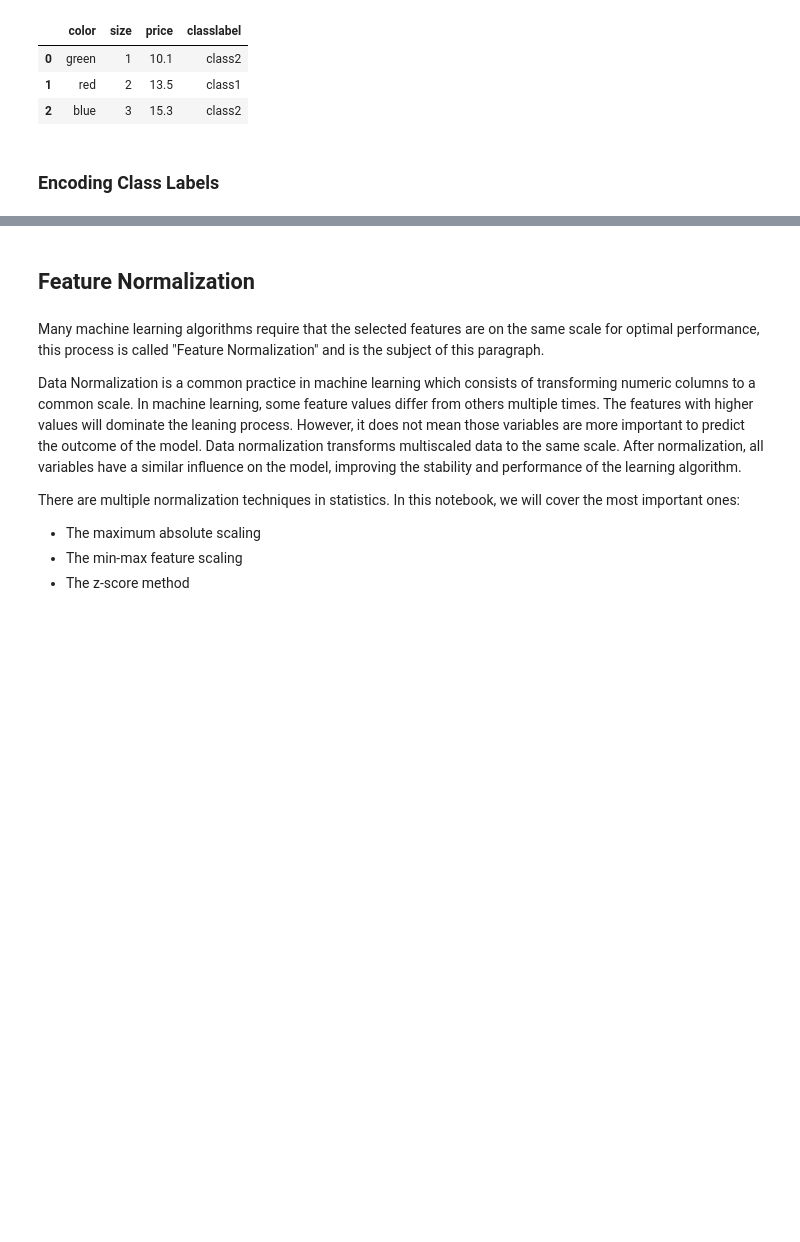
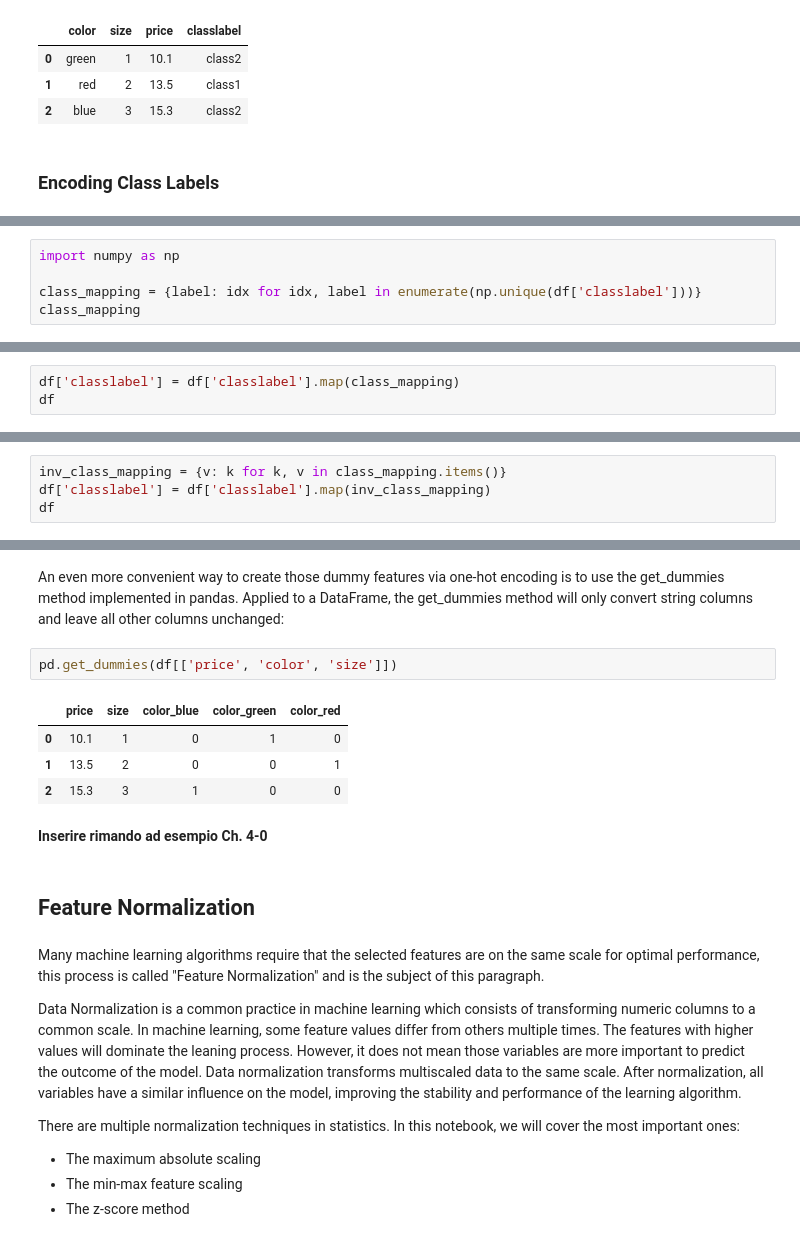
Before and after one commit to polyhedron-gdl/introduction-to-machine-learning-for-finance, a Jupyter notebook: 2022/1-notebooks/chapter-2-1.ipynb, the cells around one changed output, grey strips where cells are left out. Drawn from its saved outputs; the diff is of its cells as text; blank space fills up the shorter version.

```diff
--- a/2022/1-notebooks/chapter-2-1.ipynb
+++ b/2022/1-notebooks/chapter-2-1.ipynb
@@ -139,0 +149,5 @@ df
+# %%
+import numpy as np
+
+class_mapping = {label: idx for idx, label in enumerate(np.unique(df['classlabel']))}
+class_mapping
@@ -139,0 +158,3 @@ df
+# %%
+df['classlabel'] = df['classlabel'].map(class_mapping)
+df
@@ -139,0 +169,4 @@ df
+# %%
+inv_class_mapping = {v: k for k, v in class_mapping.items()}
+df['classlabel'] = df['classlabel'].map(inv_class_mapping)
+df
@@ -140,3 +206,17 @@ df
+# %% [markdown]
+An even more convenient way to create those dummy features via one-hot encoding
+is to use the get_dummies method implemented in pandas. Applied to a DataFrame,
+the get_dummies method will only convert string columns and leave all other
+columns unchanged:
+# %%
+pd.get_dummies(df[['price', 'color', 'size']])
+# %% [output]
+|  | price | size | color_blue | color_green | color_red |
+| 0 | 10.1 | 1 | 0 | 1 | 0 |
+| 1 | 13.5 | 2 | 0 | 0 | 1 |
+| 2 | 15.3 | 3 | 1 | 0 | 0 |
+# %% [markdown]
+**Inserire rimando ad esempio Ch. 4-0**
 # %% [markdown]
 ## Feature Normalization
 # %% [markdown]
```
Also changed, not shown: parts of 16 cells of this notebook, 18 other files.
